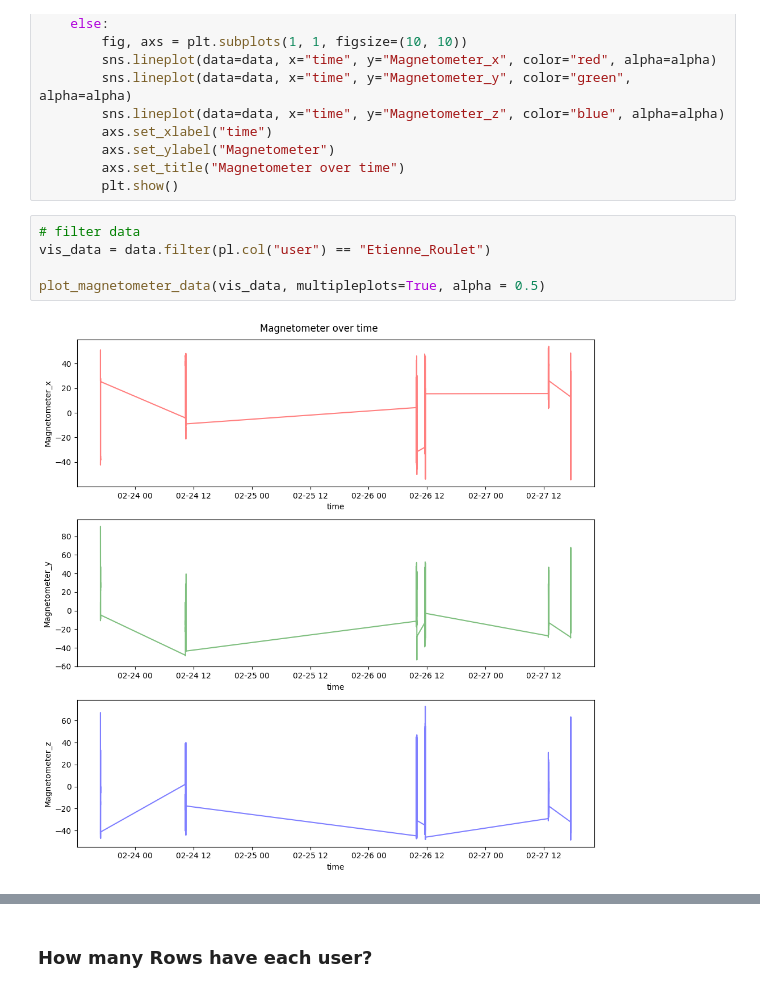
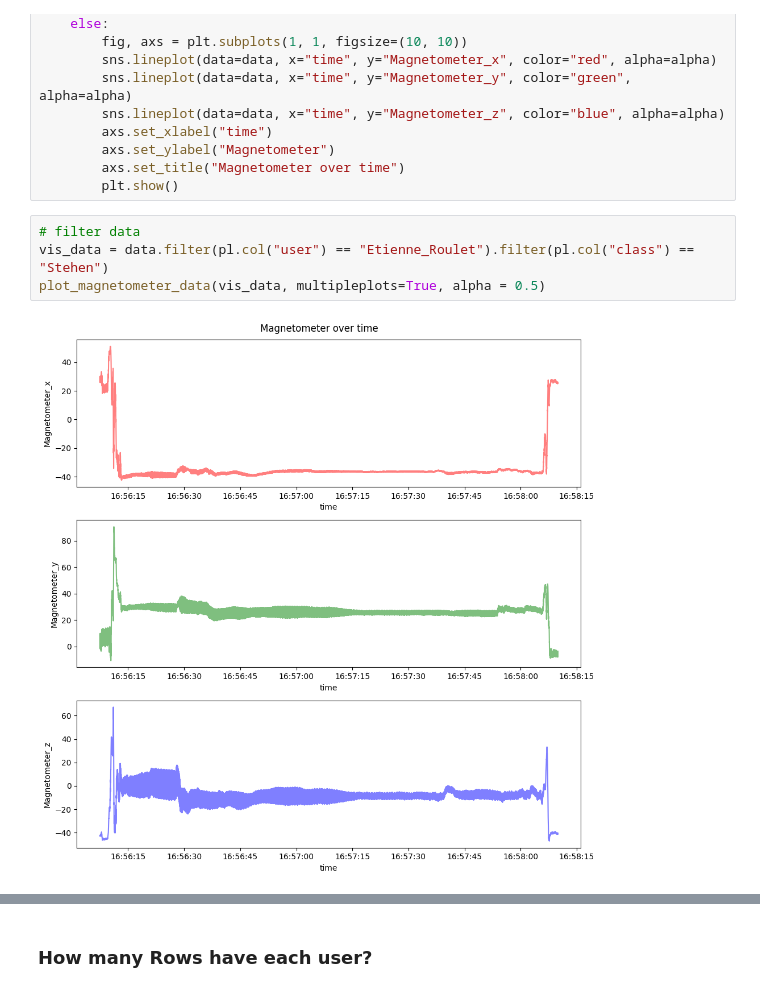
Before and after one commit to CDL1-Sensor/Sensor_Data-Wrangling-und-EDA, a Jupyter notebook: index.ipynb, the cells around one changed output, grey strips where cells are left out. Saved outputs shown, nothing was run; the diff lists cells and outputs as text.

```diff
--- a/index.ipynb
+++ b/index.ipynb
@@ -117,8 +148,7 @@ def plot_magnetometer_data(data, multipleplots=True, alpha=0.5):
         plt.show()
 # %%
 # filter data
-vis_data = data.filter(pl.col("user") == "Etienne_Roulet")
-
+vis_data = data.filter(pl.col("user") == "Etienne_Roulet").filter(pl.col("class") == "Stehen")
 plot_magnetometer_data(vis_data, multipleplots=True, alpha = 0.5)
 # %% [output]
-[figure, old version]
+[figure, new version]
```
Also changed, not shown: parts of 7 cells of this notebook.
